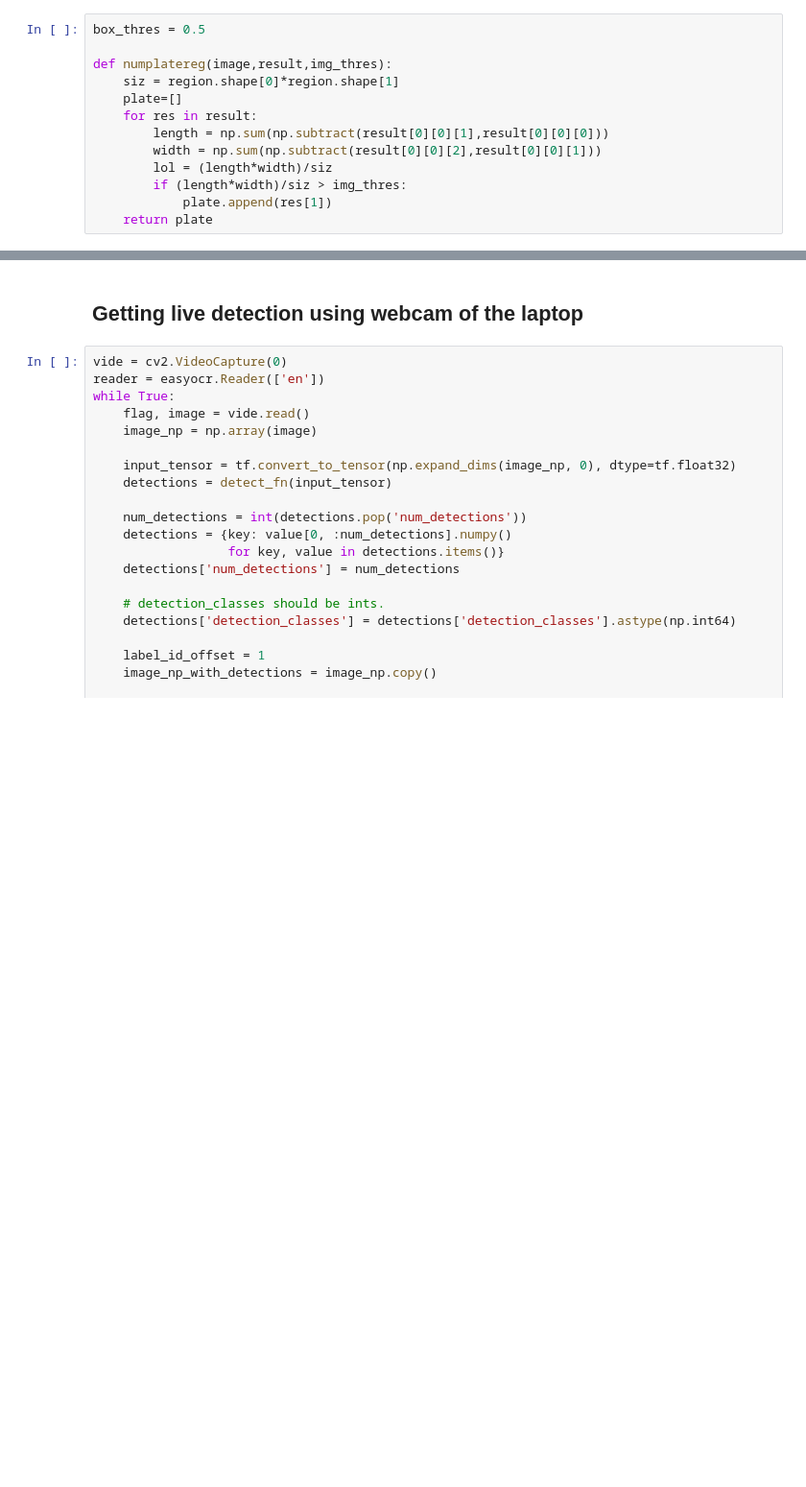
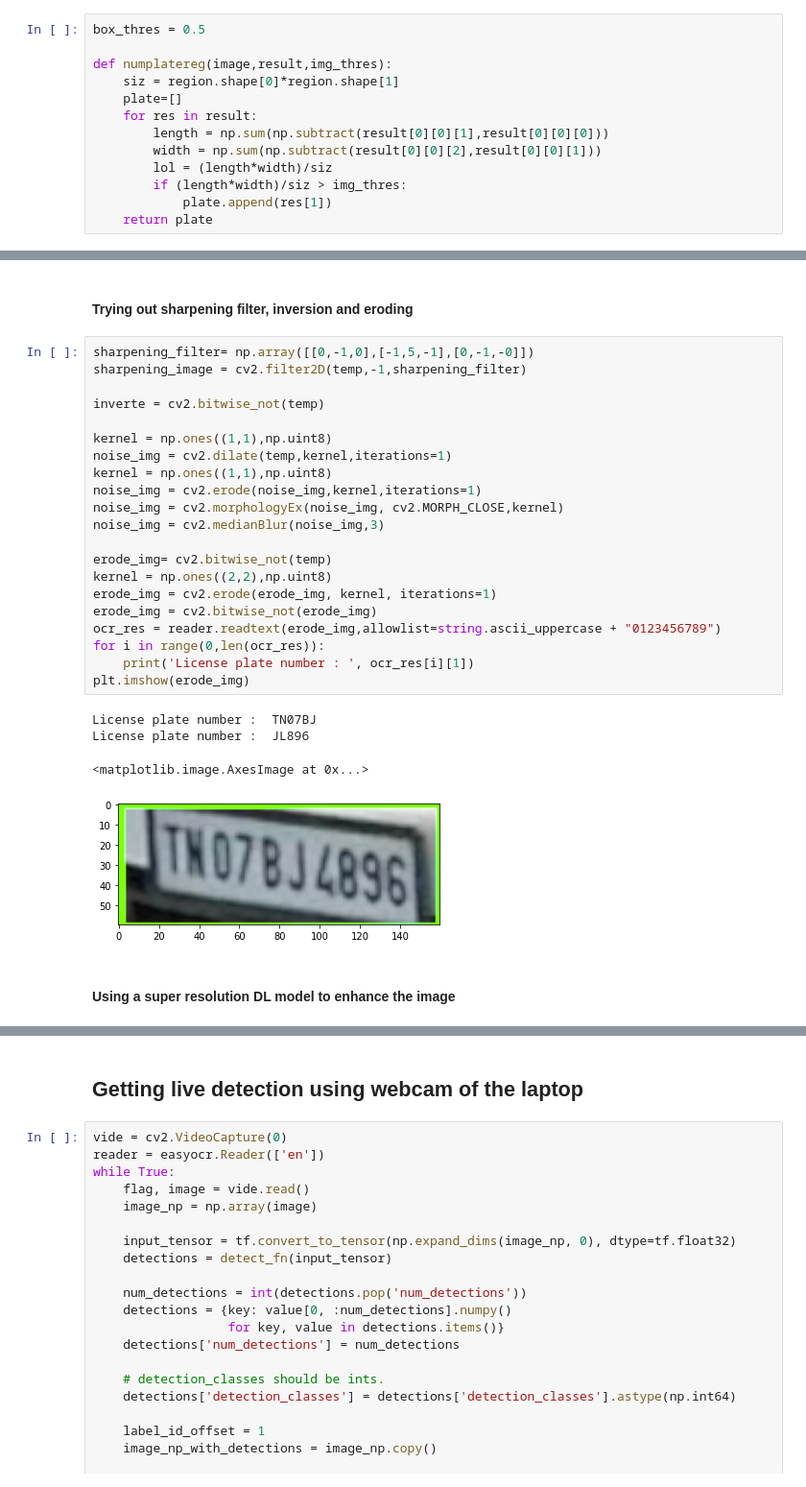
Before and after one commit to Sharath-v87/License-plate-detection, a Jupyter notebook: Licence detection - Tensorflow.ipynb, the cells around one changed output, grey strips where cells are left out. Shown at 96% size. Cells and saved outputs as stored; diff of their text form; blank space fills up the shorter version.

```diff
--- a/Licence detection - Tensorflow.ipynb
+++ b/Licence detection - Tensorflow.ipynb
@@ -375,0 +482,30 @@ BAD231
+# %% [markdown]
+#### Trying out sharpening filter, inversion and eroding
+# %%
+sharpening_filter= np.array([[0,-1,0],[-1,5,-1],[0,-1,-0]])
+sharpening_image = cv2.filter2D(temp,-1,sharpening_filter)
+
+inverte = cv2.bitwise_not(temp)
+
+kernel = np.ones((1,1),np.uint8)
+noise_img = cv2.dilate(temp,kernel,iterations=1)
+kernel = np.ones((1,1),np.uint8)
+noise_img = cv2.erode(noise_img,kernel,iterations=1)
+noise_img = cv2.morphologyEx(noise_img, cv2.MORPH_CLOSE,kernel)
+noise_img = cv2.medianBlur(noise_img,3)
+
+erode_img= cv2.bitwise_not(temp)
+kernel = np.ones((2,2),np.uint8)
+erode_img = cv2.erode(erode_img, kernel, iterations=1)
+erode_img = cv2.bitwise_not(erode_img)
+ocr_res = reader.readtext(erode_img,allowlist=string.ascii_uppercase + "0123456789")
+for i in range(0,len(ocr_res)):
+    print('License plate number : ', ocr_res[i][1])
+plt.imshow(erode_img)
+# %% [output]
+License plate number :  TN07BJ
+License plate number :  JL896
+<matplotlib.image.AxesImage at 0x...>
+[figure, added]
+# %% [markdown]
+#### Using a super resolution DL model to enhance the image
```
Also changed, not shown: parts of 25 cells of this notebook.
